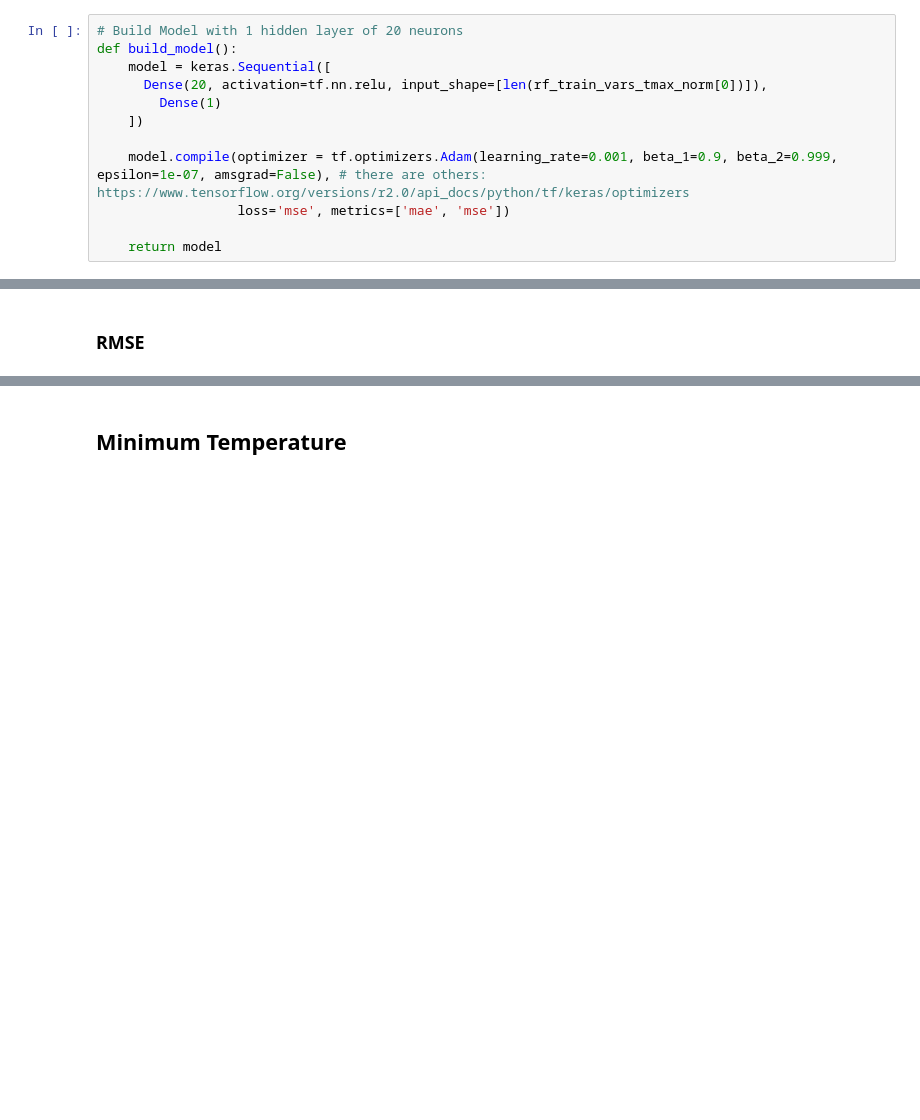
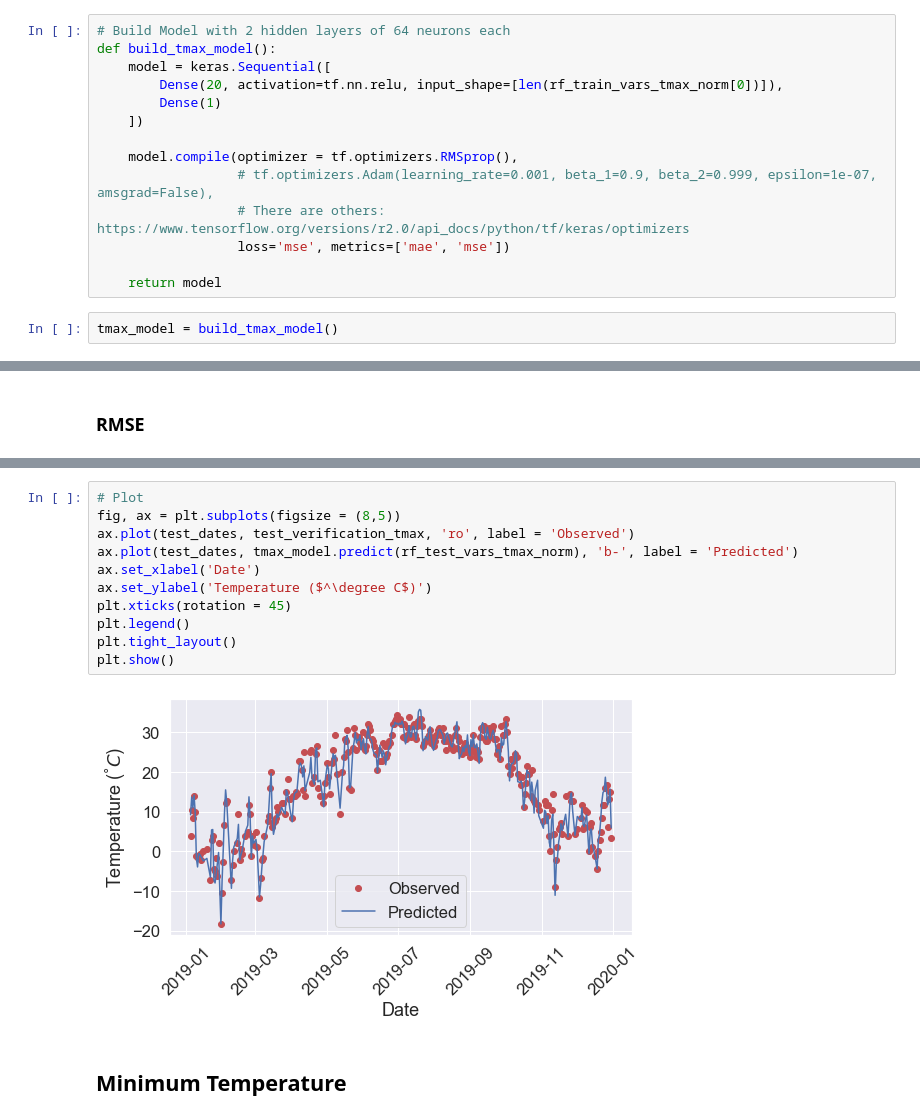
Before and after one commit to david0811/atms597_project6, a Jupyter notebook: project6_David.ipynb, the cells around one changed output, grey strips where cells are left out. Cells and saved outputs as stored; diff of their text form; blank space fills up the shorter version.

```diff
--- a/project6_David.ipynb
+++ b/project6_David.ipynb
@@ -284,14 +286,18 @@ array([[-2.32891796, -2.30849916, -2.27732287, ..., -2.76554373,
 # %% [markdown]
 ### Build Model
 # %%
-# Build Model with 1 hidden layer of 20 neurons
-def build_model():
+# Build Model with 2 hidden layers of 64 neurons each
+def build_tmax_model():
     model = keras.Sequential([
-      Dense(20, activation=tf.nn.relu, input_shape=[len(rf_train_vars_tmax_norm[0])]),
+        Dense(20, activation=tf.nn.relu, input_shape=[len(rf_train_vars_tmax_norm[0])]),
         Dense(1)
     ])
 
-    model.compile(optimizer = tf.optimizers.Adam(learning_rate=0.001, beta_1=0.9, beta_2=0.999, epsilon=1e-07, amsgrad=False), # there are others: https://www.tensorflow.org/versions/r2.0/api_docs/python/tf/keras/optimizers
+    model.compile(optimizer = tf.optimizers.RMSprop(),
+                  # tf.optimizers.Adam(learning_rate=0.001, beta_1=0.9, beta_2=0.999, epsilon=1e-07, amsgrad=False),
+                  # There are others: https://www.tensorflow.org/versions/r2.0/api_docs/python/tf/keras/optimizers
                   loss='mse', metrics=['mae', 'mse'])
 
     return model
+# %%
+tmax_model = build_tmax_model()
@@ -348,3 +366,16 @@ Root Mean Square Error on test set: 1.944
+# %%
+# Plot
+fig, ax = plt.subplots(figsize = (8,5))
+ax.plot(test_dates, test_verification_tmax, 'ro', label = 'Observed')
+ax.plot(test_dates, tmax_model.predict(rf_test_vars_tmax_norm), 'b-', label = 'Predicted')
+ax.set_xlabel('Date')
+ax.set_ylabel('Temperature ($^\degree C$)')
+plt.xticks(rotation = 45)
+plt.legend()
+plt.tight_layout()
+plt.show()
+# %% [output]
+[figure, added]
 # %% [markdown]
 ## Minimum Temperature
 # %%
```
Also changed, not shown: parts of 30 cells of this notebook.
